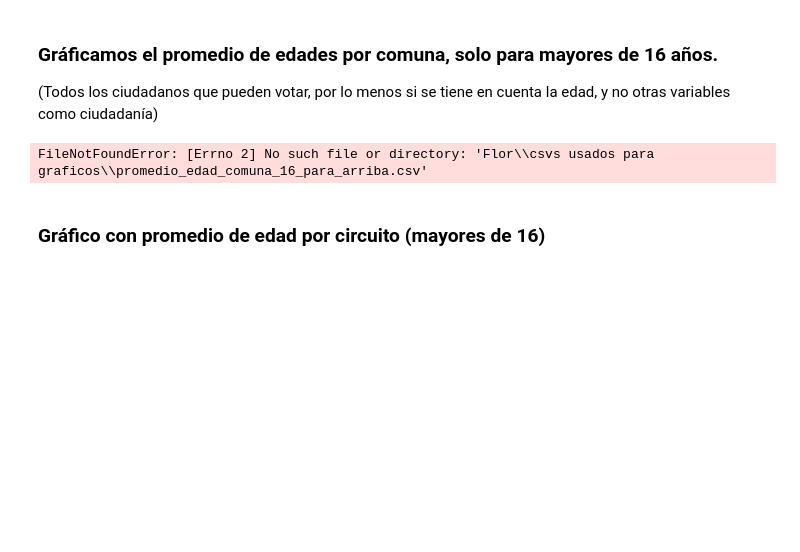
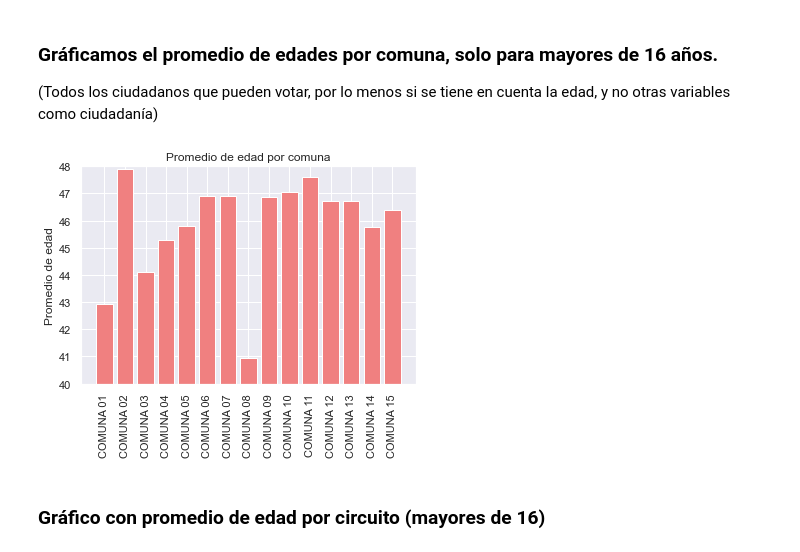
Before and after one commit to LenaSofia/MET4OP, a Jupyter notebook: examenes/TP2/segunda_parte/Entrega/consigna_3.ipynb, the cells around one changed output. Drawn from its saved outputs; the diff is of its cells as text; code cells hidden in the pictures; blank space fills up the shorter version.

Commit message:
cambie direcciones de graficos

```diff
--- a/examenes/TP2/segunda_parte/Entrega/consigna_3.ipynb
+++ b/examenes/TP2/segunda_parte/Entrega/consigna_3.ipynb
@@ -280,17 +280,17 @@ prom_edad_16mas_comuna = DF_16_mas.groupby(["NOMBRE_REGION"])["P03"].mean().to_f
 prom_edad_16mas_comuna.to_csv("promedio_edad_comuna_16_para_arriba.csv")
 # %%
 sns.set(style = 'darkgrid')
-df = pd.read_csv("../promedio_edad_comuna_16_para_arriba.csv")
+df = pd.read_csv(r"..\Flor\csvs usados para graficos\promedio_edad_comuna_16_para_arriba.csv")
 eje_x = df["NOMBRE_REGION"]
 eje_y = df["P03"]
 plt.bar(eje_x, eje_y, color="lightcoral")
 plt.xticks(rotation=90)
 plt.ylabel("Promedio de edad")
 plt.title('Promedio de edad por comuna')
 plt.ylim(40,48)
 plt.show()
 # %% [output]
-FileNotFoundError: [Errno 2] No such file or directory: 'Flor\\csvs usados para graficos\\promedio_edad_comuna_16_para_arriba.csv'
+[figure, added]
 # %% [markdown]
  ### Gráfico con promedio de edad por circuito (mayores de 16)
 # %%
```
Also changed, not shown: parts of 4 cells of this notebook.
